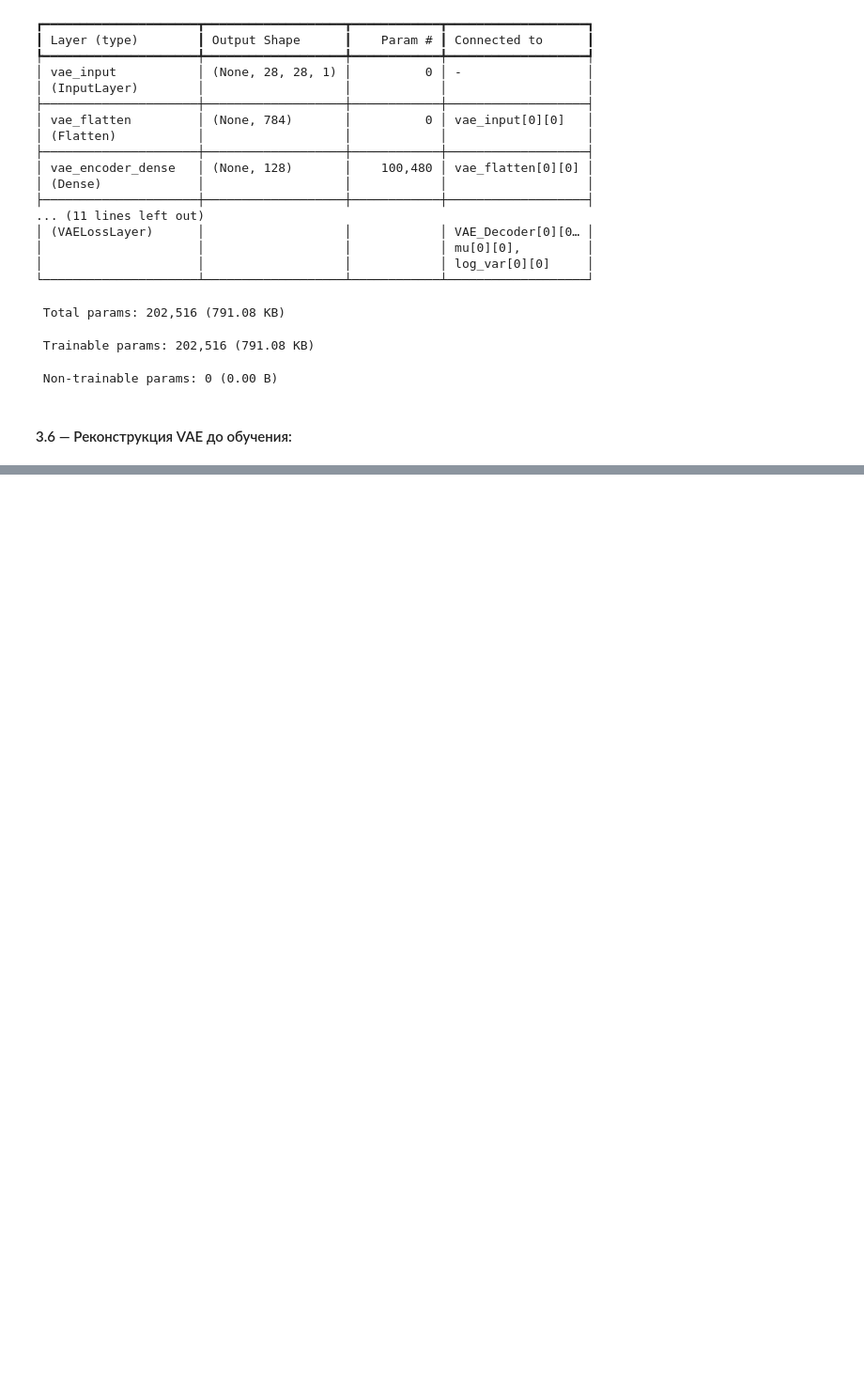
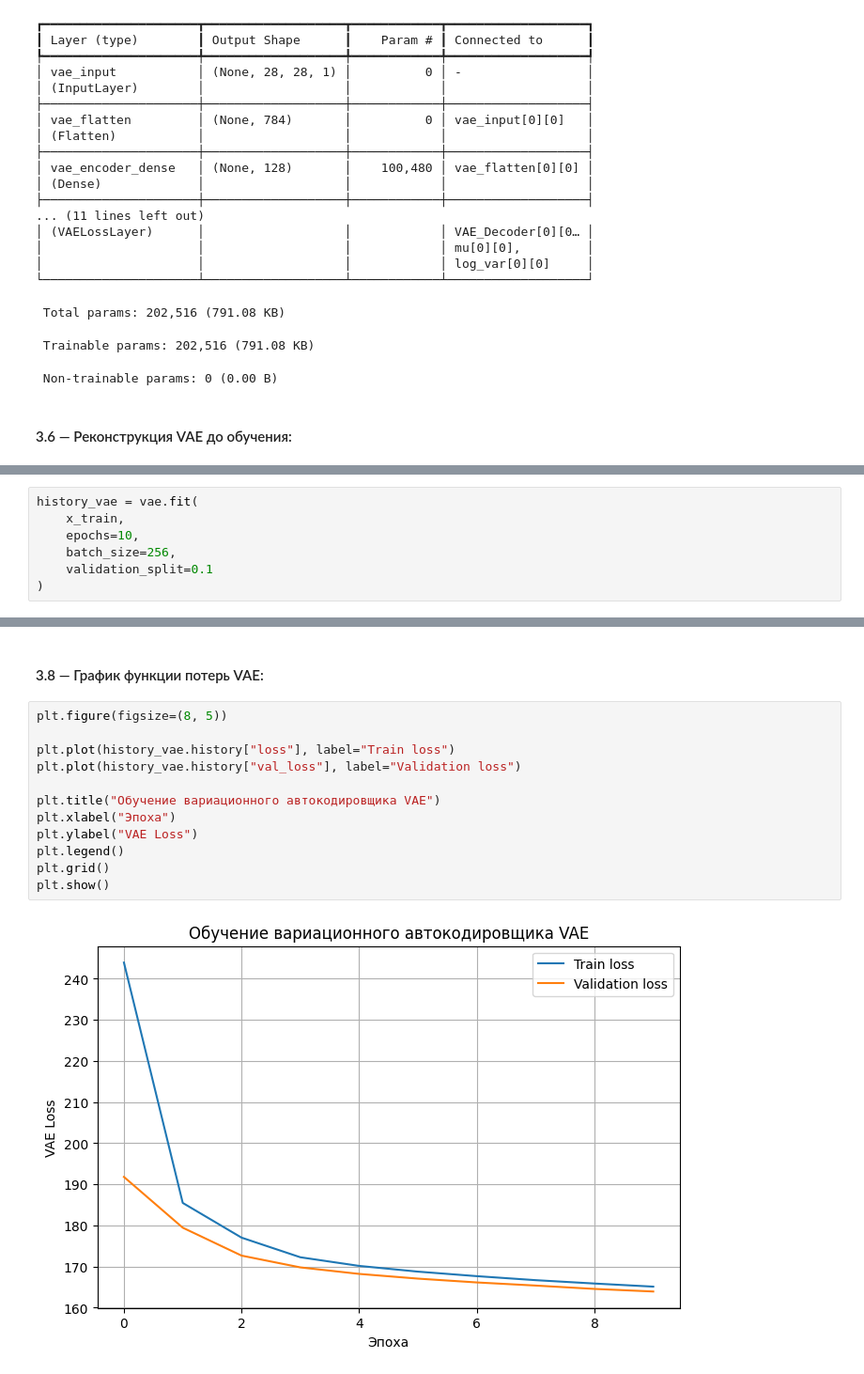
Before and after one commit to tarasovEgor/DeepLearningKurs, a Jupyter notebook: src/lab_4/VAE_lab_4.ipynb, the cells around one changed output, grey strips where cells are left out. Shown at 94% size. Drawn from its saved outputs; the diff is of its cells as text; blank space fills up the shorter version.

```diff
--- a/src/lab_4/VAE_lab_4.ipynb
+++ b/src/lab_4/VAE_lab_4.ipynb
@@ -600,0 +624,7 @@ Model: "Variational_Autoencoder"
+# %%
+history_vae = vae.fit(
+    x_train,
+    epochs=10,
+    batch_size=256,
+    validation_split=0.1
+)
@@ -600,0 +652,16 @@ Model: "Variational_Autoencoder"
+# %% [markdown]
+#### 3.8 — График функции потерь VAE:
+# %%
+plt.figure(figsize=(8, 5))
+
+plt.plot(history_vae.history["loss"], label="Train loss")
+plt.plot(history_vae.history["val_loss"], label="Validation loss")
+
+plt.title("Обучение вариационного автокодировщика VAE")
+plt.xlabel("Эпоха")
+plt.ylabel("VAE Loss")
+plt.legend()
+plt.grid()
+plt.show()
+# %% [output]
+[figure, added]
```
Also changed, not shown: parts of 11 cells of this notebook.
